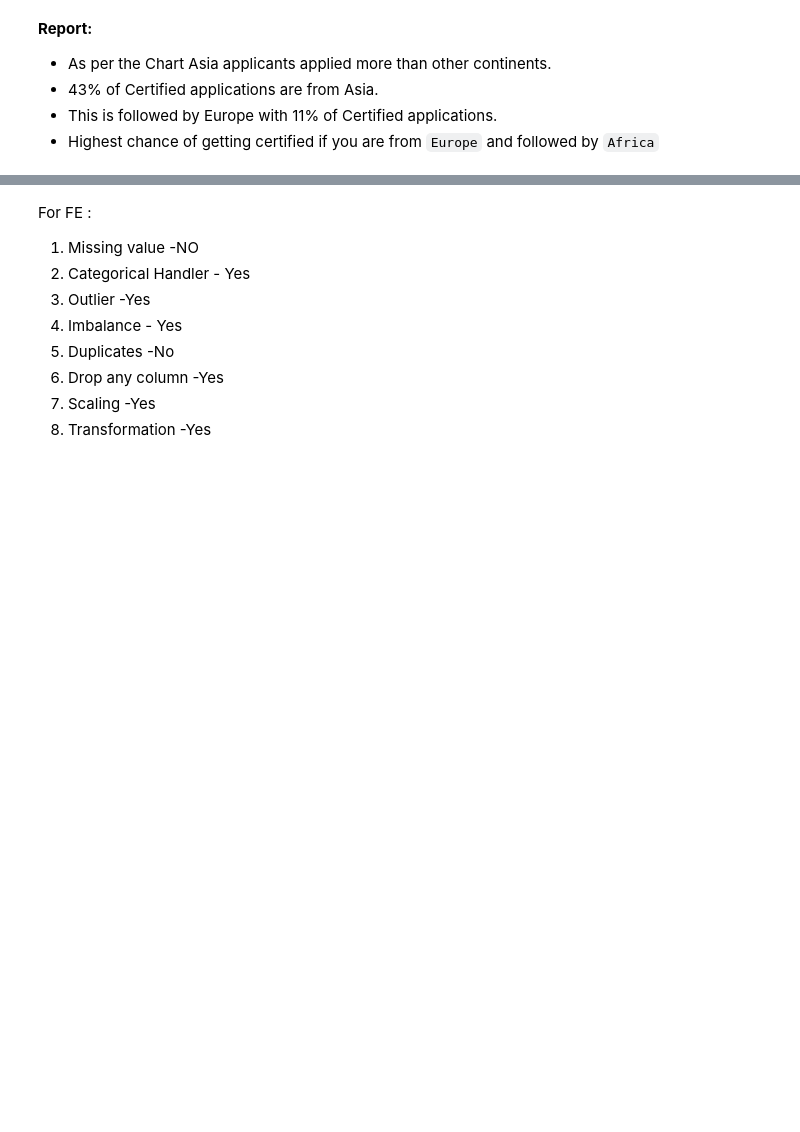
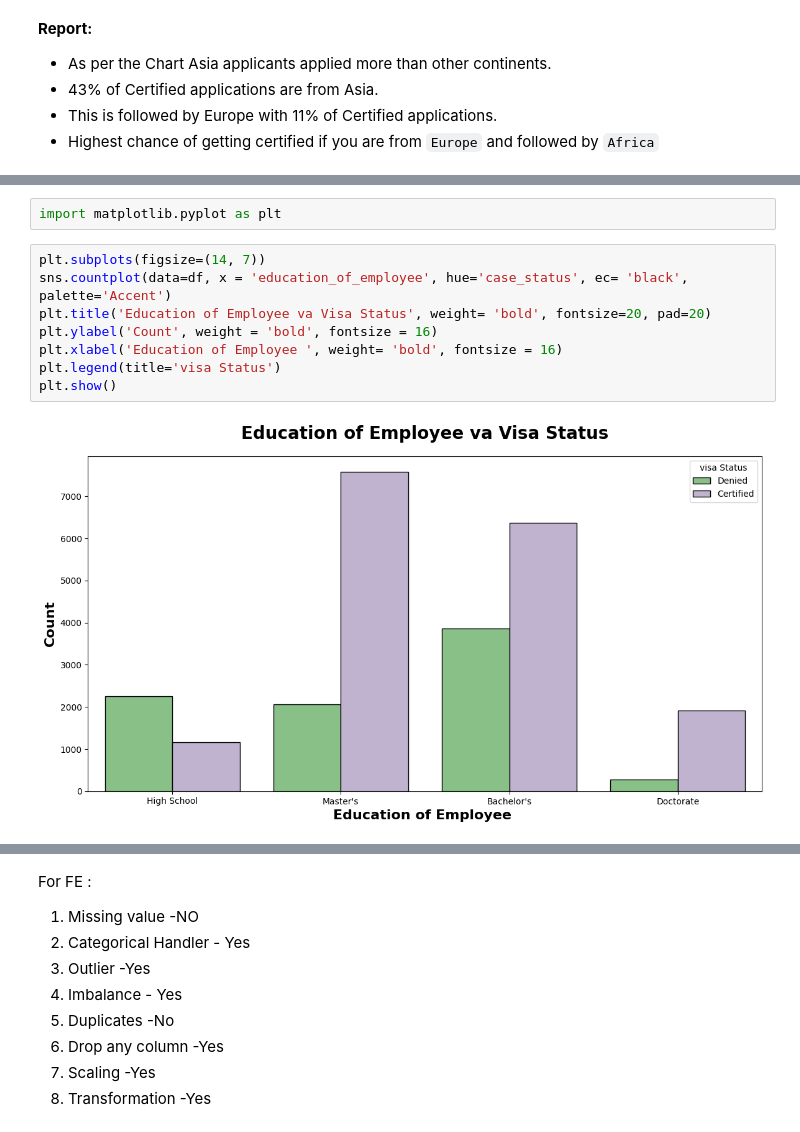
Before and after one commit to jubayerhu1/Python-Code, a Jupyter notebook: ML_EDA_FE/1_EDA_US_visa.ipynb, the cells around one changed output, grey strips where cells are left out. Saved outputs shown, nothing was run; the diff lists cells and outputs as text; blank space fills up the shorter version.

Commit message:
EDA_Complet US_Visa D:50

```diff
--- a/ML_EDA_FE/1_EDA_US_visa.ipynb
+++ b/ML_EDA_FE/1_EDA_US_visa.ipynb
@@ -579,0 +602,12 @@ plt.show()
+# %%
+import matplotlib.pyplot as plt
+# %%
+plt.subplots(figsize=(14, 7))
+sns.countplot(data=df, x = 'education_of_employee', hue='case_status', ec= 'black', palette='Accent')
+plt.title('Education of Employee va Visa Status', weight= 'bold', fontsize=20, pad=20)
+plt.ylabel('Count', weight = 'bold', fontsize = 16)
+plt.xlabel('Education of Employee ', weight= 'bold', fontsize = 16)
+plt.legend(title='visa Status')
+plt.show()
+# %% [output]
+[figure, added]
```
Also changed, not shown: parts of 22 cells of this notebook.
